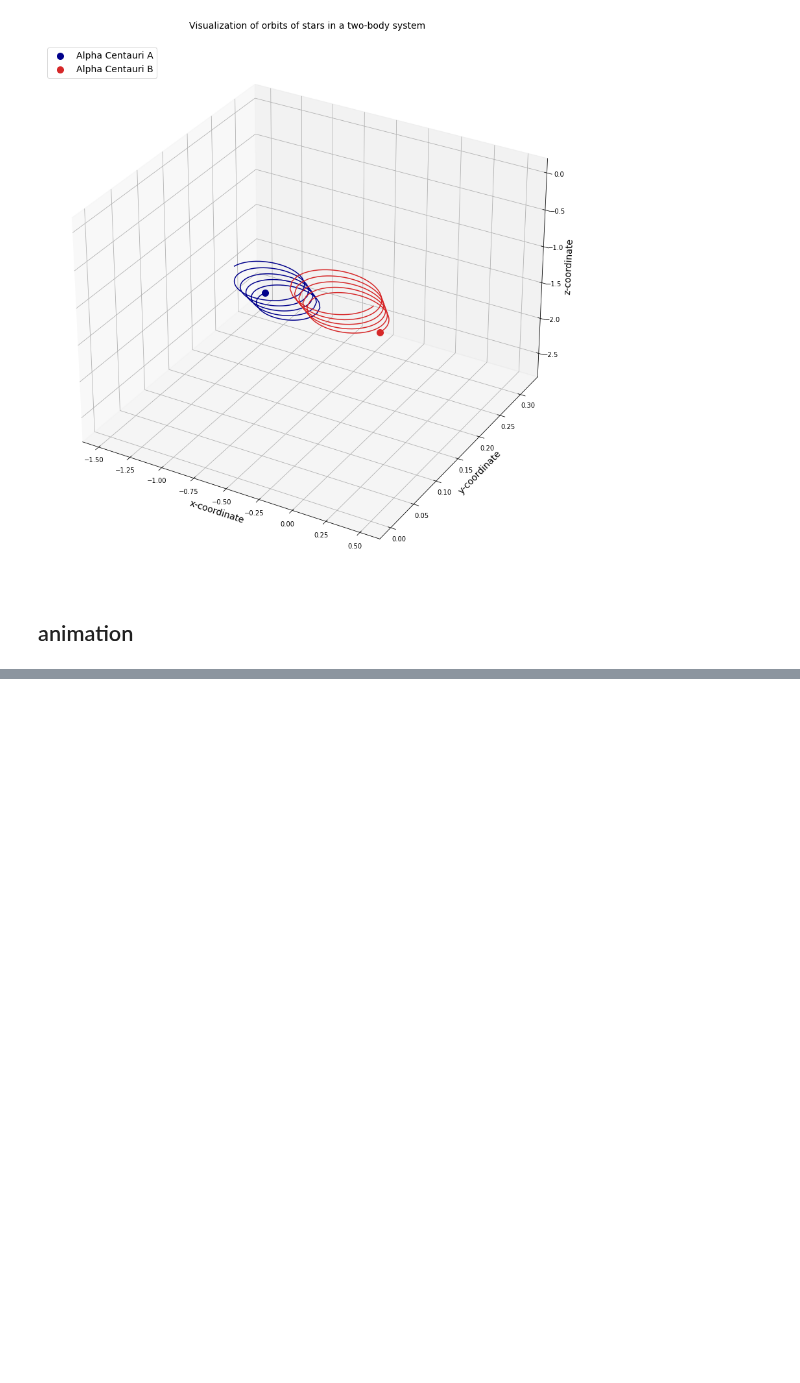
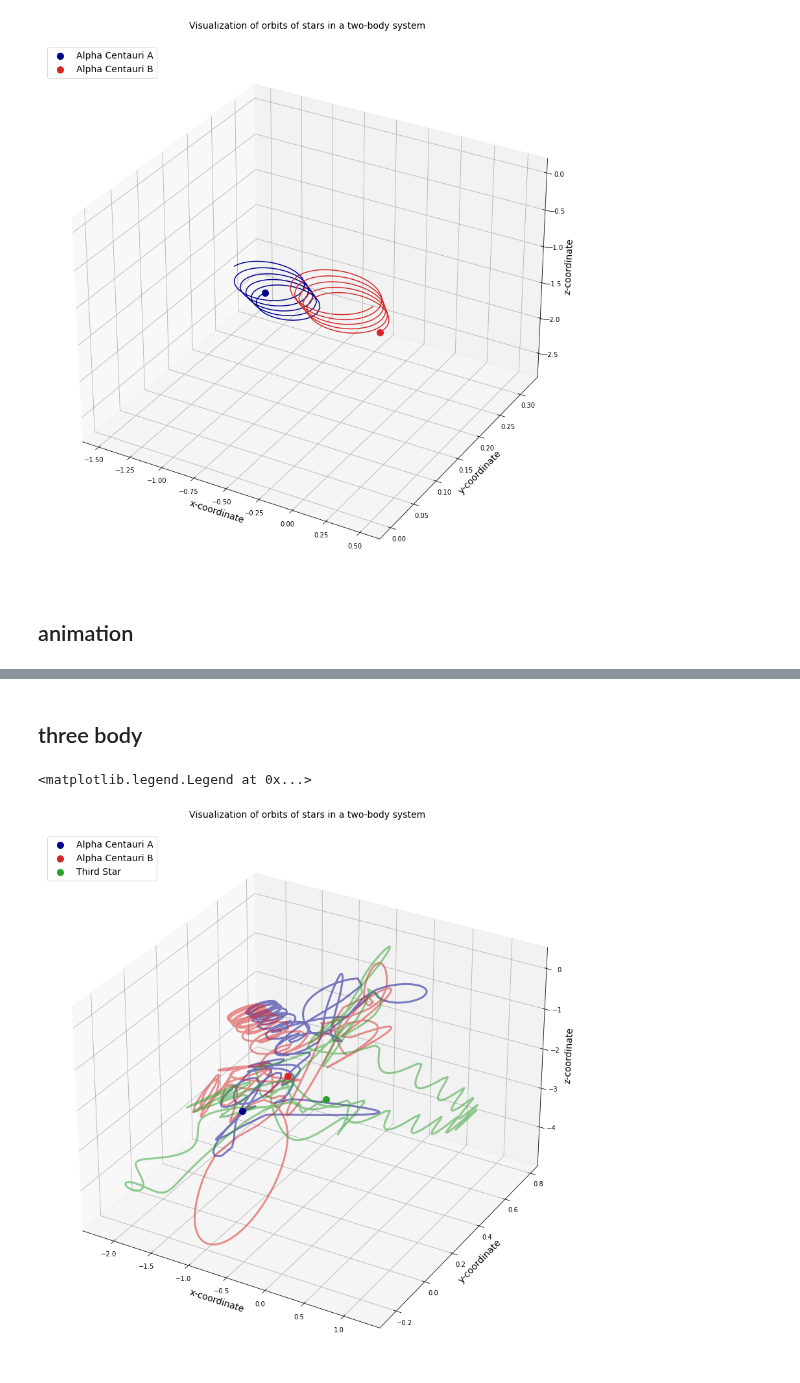
Before and after one commit to Ewen2015/DataScienceNotes, a Jupyter notebook: pygame/threebody/001_matplot_animation.ipynb, the cells around one changed output, grey strips where cells are left out. Saved outputs shown, nothing was run; the diff lists cells and outputs as text; code cells hidden in the pictures; blank space fills up the shorter version.

```diff
--- a/pygame/threebody/001_matplot_animation.ipynb
+++ b/pygame/threebody/001_matplot_animation.ipynb
@@ -157,0 +311,2 @@ anim.save('treebody.gif', writer=animation.PillowWriter())
+# %% [markdown]
+## three body
@@ -157,0 +336,8 @@ anim.save('treebody.gif', writer=animation.PillowWriter())
+# %%
+m = [1.1, 0.907, 1]
+r = [[-0.5,0,0], [0.5,0,0], [0,1,0]]
+v = [[0.01,0.01,0], [-0.05,0,-0.1], [0,-0.01,0]]
+
+c = com(m=m,
+        r=r,
+        v=v)
@@ -157,0 +368,36 @@ anim.save('treebody.gif', writer=animation.PillowWriter())
+# %%
+#Package initial parameters
+init_params=np.array([r, v]) #Initial parameters
+init_params=init_params.flatten() #Flatten to make 1D array
+time_span=np.linspace(0,20,500) #20 orbital periods and 500 points
+
+#Run the ODE solver
+three_body_sol=sci.integrate.odeint(ThreeBodyEquations,init_params,time_span,args=(K1, K2,m[0], m[1], m[2]))
+# %%
+r1_sol=three_body_sol[:,:3]
+r2_sol=three_body_sol[:,3:6]
+r3_sol=three_body_sol[:,6:9]
+# %%
+#Create figure
+fig=plt.figure(figsize=(15,15))
+#Create 3D axes
+ax=fig.add_subplot(111,projection="3d")
+#Plot the orbits
+ax.plot(r1_sol[:,0],r1_sol[:,1],r1_sol[:,2],color="darkblue", alpha=0.5, linewidth=3)
+ax.plot(r2_sol[:,0],r2_sol[:,1],r2_sol[:,2],color="tab:red", alpha=0.5, linewidth=3)
+ax.plot(r3_sol[:,0],r2_sol[:,1],r3_sol[:,2],color="tab:green", alpha=0.5, linewidth=3)
+
+#Plot the final positions of the stars
+ax.scatter(r1_sol[-1,0],r1_sol[-1,1],r1_sol[-1,2],color="darkblue",marker="o",s=100,label="Alpha Centauri A")
+ax.scatter(r2_sol[-1,0],r2_sol[-1,1],r2_sol[-1,2],color="tab:red",marker="o",s=100,label="Alpha Centauri B")
+ax.scatter(r3_sol[-1,0],r2_sol[-1,1],r3_sol[-1,2],color="tab:green",marker="o",s=100,label="Third Star")
+
+#Add a few more bells and whistles
+ax.set_xlabel("x-coordinate",fontsize=14)
+ax.set_ylabel("y-coordinate",fontsize=14)
+ax.set_zlabel("z-coordinate",fontsize=14)
+ax.set_title("Visualization of orbits of stars in a two-body system\n",fontsize=14)
+ax.legend(loc="upper left",fontsize=14)
+# %% [output]
+<matplotlib.legend.Legend at 0x...>
+[figure, added]
```
Also changed, not shown: parts of 32 cells of this notebook, 5 other files.
